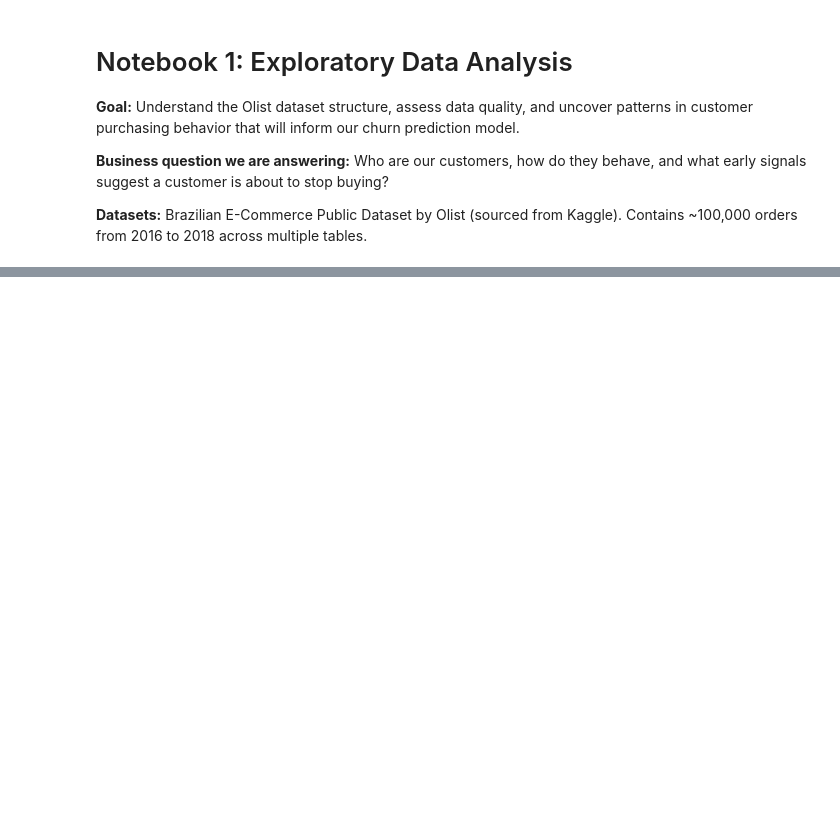
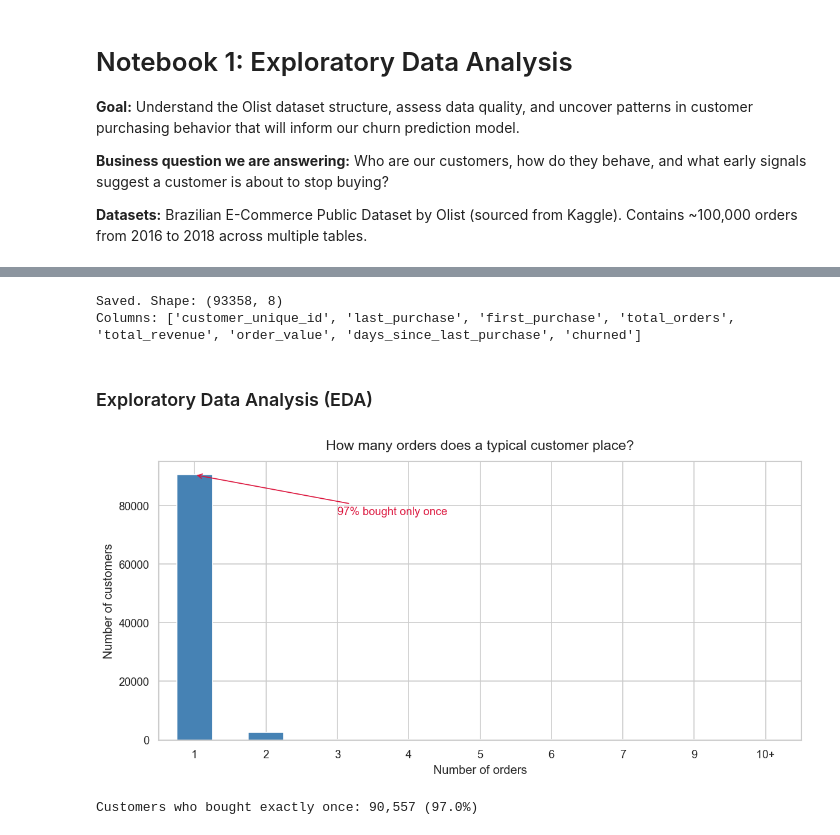
Before and after one commit to projcjdevs/ecom-churn-predictor, a Jupyter notebook: notebooks/01_eda.ipynb, the cells around one changed output, grey strips where cells are left out. Drawn from its saved outputs; the diff is of its cells as text; code cells hidden in the pictures; blank space fills up the shorter version.

```diff
--- a/notebooks/01_eda.ipynb
+++ b/notebooks/01_eda.ipynb
@@ -50,0 +73,6 @@ orders.isnull().sum()
+# %%
+orders_delivered = orders[orders['order_status'] == 'delivered'].copy()
+
+print(f"Before: {len(orders):,} orders")
+print(f"After: {len(orders_delivered):,} orders")
+print(f"Removed: {len(orders) - len(orders_delivered):,} incomplete orders")
@@ -50,0 +93,14 @@ orders.isnull().sum()
+# %%
+order_values = (
+    payments
+    .groupby('order_id')['payment_value']
+    .sum()
+    .reset_index()
+    .rename(columns={'payment_value': 'order_value'})
+)
+
+orders_enriched = orders_enriched.merge(order_values, on='order_id', how='left')
+
+print(f"Missing order_value: {orders_enriched['order_value'].isnull().sum()}")
+print(f"\nOrder value summary:")
+print(orders_enriched['order_value'].describe().round(2))
@@ -50,0 +200,50 @@ orders.isnull().sum()
+# %%
+customer_stats['total_revenue'] = customer_stats['total_revenue'].fillna(0)
+
+customer_stats.to_csv('../data/processed/customer_churn_labels.csv', index=False)
+
+print(f"Saved. Shape: {customer_stats.shape}")
+print(f"Columns: {list(customer_stats.columns)}")
+# %% [output]
+Saved. Shape: (93358, 8)
+Columns: ['customer_unique_id', 'last_purchase', 'first_purchase', 'total_orders', 'total_revenue', 'order_value', 'days_since_last_purchase', 'churned']
+# %% [markdown]
+### Exploratory Data Analysis (EDA)
+# %%
+purchase_counts = (
+    orders_enriched
+    .groupby('customer_unique_id')['order_id']
+    .count()
+)
+
+fig, ax = plt.subplots()
+
+(purchase_counts.clip(upper=10)
+                .value_counts()
+                .sort_index()
+                .plot(kind='bar', ax=ax, color='steelblue', edgecolor='white'))
+
+ax.set_title('How many orders does a typical customer place?', fontsize=14, pad=12)
+ax.set_xlabel('Number of orders', fontsize=12)
+ax.set_ylabel('Number of customers', fontsize=12)
+tick_vals = purchase_counts.clip(upper=10).value_counts().sort_index().index
+ax.set_xticks(range(len(tick_vals)))
+ax.set_xticklabels(['10+' if v == 10 else str(v) for v in tick_vals], rotation=0)
+
+total = len(purchase_counts)
+one_time = (purchase_counts == 1).sum()
+ax.annotate(
+    f'{one_time/total:.0%} bought only once',
+    xy=(0, one_time), xytext=(2, one_time * 0.85),
+    arrowprops=dict(arrowstyle='->', color='crimson'),
+    color='crimson', fontsize=11
+)
+
+plt.tight_layout()
+plt.savefig('../reports/figures/01_purchase_frequency.png', dpi=150, bbox_inches='tight')
+plt.show()
+
+print(f"Customers who bought exactly once: {one_time:,} ({one_time/total:.1%})")
+# %% [output]
+[figure, added]
+Customers who bought exactly once: 90,557 (97.0%)
```
Also changed, not shown: parts of 14 cells of this notebook, 4 other files.
